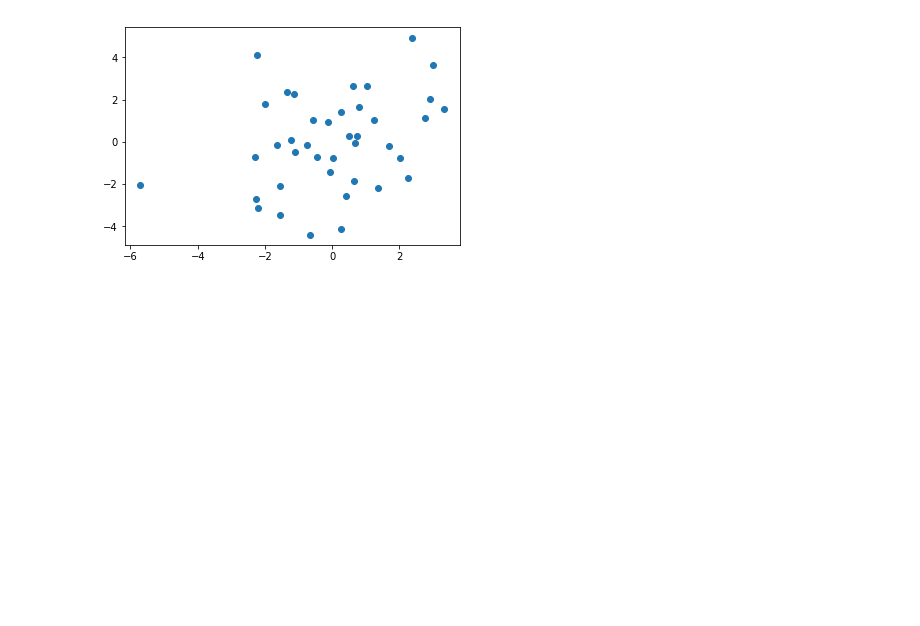
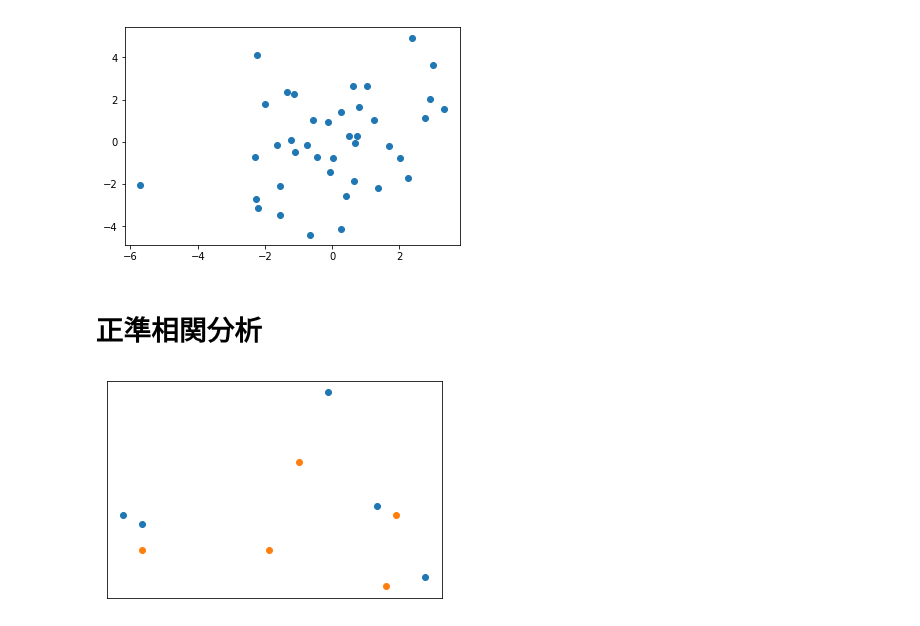
Before and after one commit to tsato-code/python_script, a Jupyter notebook: misc/plot_slide_dimension_reduction.ipynb, the cells around one changed output. Cells and saved outputs as stored; diff of their text form; code cells hidden in the pictures; blank space fills up the shorter version.

```diff
--- a/misc/plot_slide_dimension_reduction.ipynb
+++ b/misc/plot_slide_dimension_reduction.ipynb
@@ -298,3 +298,16 @@ plt.show()
 plt.close()
 # %% [output]
 [figure]
+# %% [markdown]
+# 正準相関分析
+# %%
+Ya = np.array([[0.6, 1.9],[1.6, -0.2],[-1.5, 0.5], [-1.3,0.4],[1.1, 0.6]])
+Yb = np.array([[0.3, 1.1],[1.2, -0.3],[-.0, 0.1], [-1.3,0.1],[1.3, 0.5]])
+plt.figure()
+plt.scatter(Ya[:,0],Ya[:,1])
+plt.scatter(Yb[:,0],Yb[:,1])
+plt.xticks([])
+plt.yticks([])
+plt.show()
+# %% [output]
+[figure, added]
```
Also changed, not shown: parts of 9 cells of this notebook.
